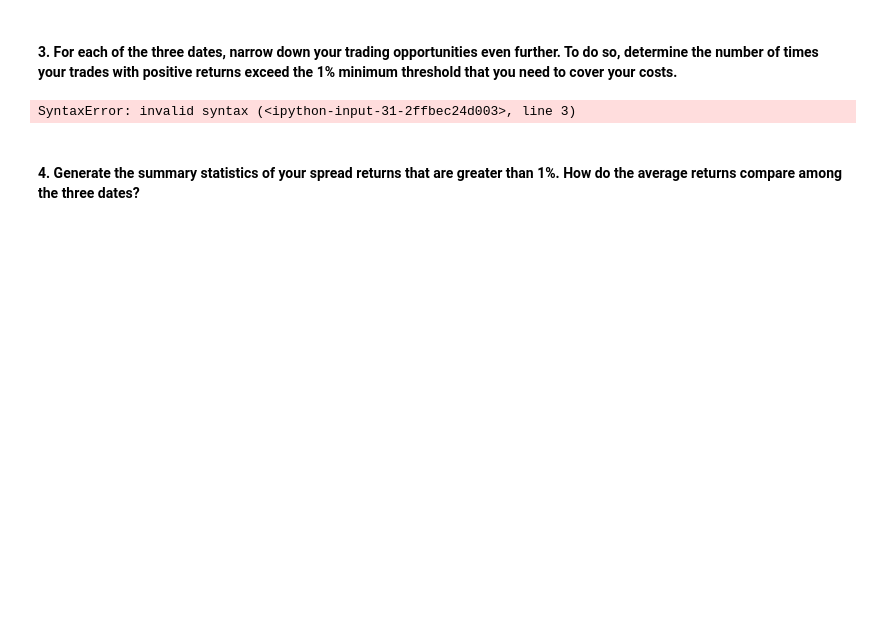
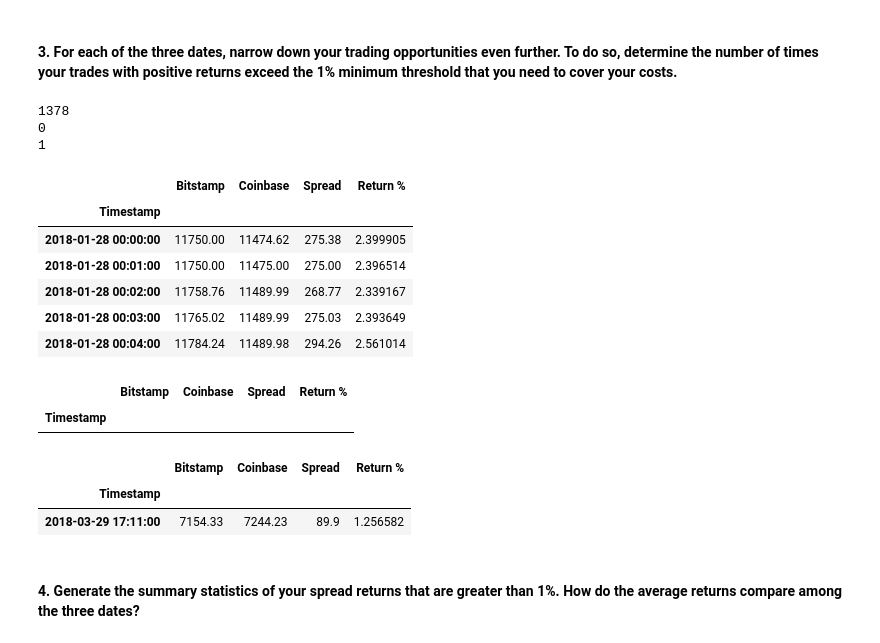
Before and after one commit to rdillens/03_Arbitrage_Opportunities, a Jupyter notebook: crypto_arbitrage.ipynb, the cells around one changed output. Saved outputs shown, nothing was run; the diff lists cells and outputs as text; code cells hidden in the pictures; blank space fills up the shorter version.

```diff
--- a/crypto_arbitrage.ipynb
+++ b/crypto_arbitrage.ipynb
@@ -604,12 +595,34 @@ Summary statistics for 2018-03-29
 # %%
 # For the date early in the dataset, determine the number of times your trades with positive returns
 # exceed the 1% minimum threshold (.01) that you need to cover your costs
-profitable_trades_early = # YOUR CODE HERE
+profitable_trades_early = spread_return_early.loc[spread_return_early['Return %'] > 1].copy()
+print(profitable_trades_early['Spread'].count())
 
+profitable_trades_middle = spread_return_middle.loc[spread_return_middle['Return %'] > 1].copy()
+print(profitable_trades_middle['Spread'].count())
+
+profitable_trades_late = spread_return_late.loc[spread_return_late['Return %'] > 1].copy()
+print(profitable_trades_late['Spread'].count())
 # Review the first five profitable trades
-# YOUR CODE HERE
+display(profitable_trades_early.head())
+display(profitable_trades_middle.head())
+display(profitable_trades_late.head())
 # %% [output]
-SyntaxError: invalid syntax (<ipython-input-31-2ffbec24d003>, line 3)
+1378
+0
+1
+|  | Bitstamp | Coinbase | Spread | Return % |
+| Timestamp |  |  |  |  |
+| 2018-01-28 00:00:00 | 11750.00 | 11474.62 | 275.38 | 2.399905 |
+| 2018-01-28 00:01:00 | 11750.00 | 11475.00 | 275.00 | 2.396514 |
+| 2018-01-28 00:02:00 | 11758.76 | 11489.99 | 268.77 | 2.339167 |
+| 2018-01-28 00:03:00 | 11765.02 | 11489.99 | 275.03 | 2.393649 |
+| 2018-01-28 00:04:00 | 11784.24 | 11489.98 | 294.26 | 2.561014 |
+|  | Bitstamp | Coinbase | Spread | Return % |
+| Timestamp |  |  |  |  |
+|  | Bitstamp | Coinbase | Spread | Return % |
+| Timestamp |  |  |  |  |
+| 2018-03-29 17:11:00 | 7154.33 | 7244.23 | 89.9 | 1.256582 |
 # %% [markdown]
 #### 4. Generate the summary statistics of your spread returns that are greater than 1%. How do the average returns compare among the three dates?
 # %%
```
Also changed, not shown: parts of 5 cells of this notebook.
